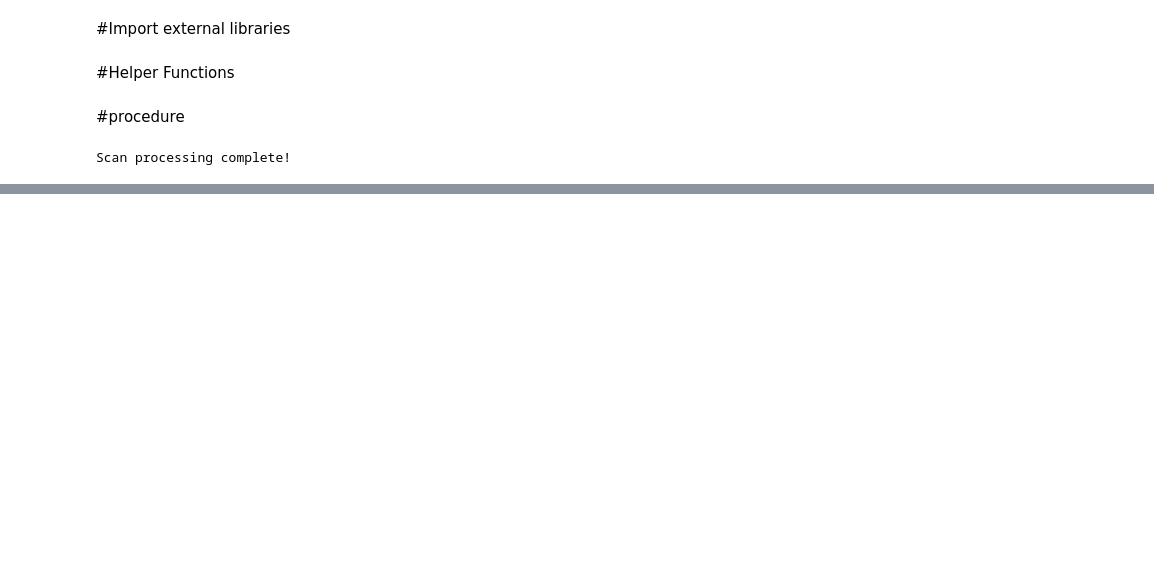
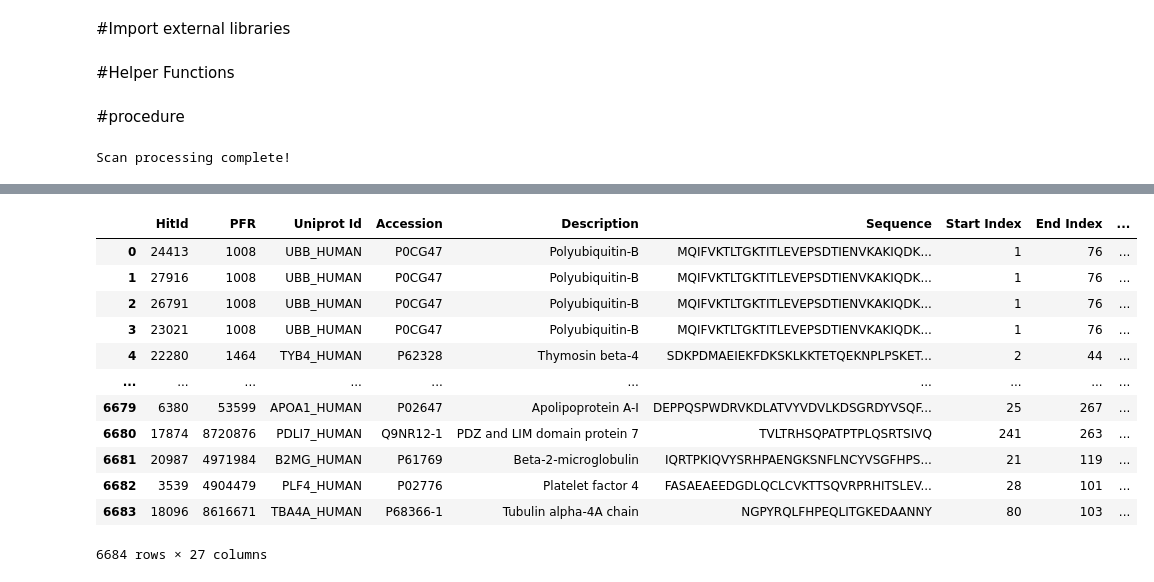
Before and after one commit to benjaminnigjeh/automated_data_mining, a Jupyter notebook: automated_datamining.ipynb, the cells around one changed output, grey strips where cells are left out. Saved outputs shown, nothing was run; the diff lists cells and outputs as text; code cells hidden in the pictures; blank space fills up the shorter version.

```diff
--- a/automated_datamining.ipynb
+++ b/automated_datamining.ipynb
@@ -94,0 +147,16 @@ WARNING: Runtime no longer has a reference to this dataframe, please re-run this
+# %%
+tdportal
+# %% [output]
+|  | HitId | PFR | Uniprot Id | Accession | Description | Sequence | Start Index | End Index | ... |
+| 0 | 24413 | 1008 | UBB_HUMAN | P0CG47 | Polyubiquitin-B | MQIFVKTLTGKTITLEVEPSDTIENVKAKIQDK... | 1 | 76 | ... |
+| 1 | 27916 | 1008 | UBB_HUMAN | P0CG47 | Polyubiquitin-B | MQIFVKTLTGKTITLEVEPSDTIENVKAKIQDK... | 1 | 76 | ... |
+| 2 | 26791 | 1008 | UBB_HUMAN | P0CG47 | Polyubiquitin-B | MQIFVKTLTGKTITLEVEPSDTIENVKAKIQDK... | 1 | 76 | ... |
+| 3 | 23021 | 1008 | UBB_HUMAN | P0CG47 | Polyubiquitin-B | MQIFVKTLTGKTITLEVEPSDTIENVKAKIQDK... | 1 | 76 | ... |
+| 4 | 22280 | 1464 | TYB4_HUMAN | P62328 | Thymosin beta-4 | SDKPDMAEIEKFDKSKLKKTETQEKNPLPSKET... | 2 | 44 | ... |
+| ... | ... | ... | ... | ... | ... | ... | ... | ... | ... |
+| 6679 | 6380 | 53599 | APOA1_HUMAN | P02647 | Apolipoprotein A-I | DEPPQSPWDRVKDLATVYVDVLKDSGRDYVSQF... | 25 | 267 | ... |
+| 6680 | 17874 | 8720876 | PDLI7_HUMAN | Q9NR12-1 | PDZ and LIM domain protein 7 | TVLTRHSQPATPTPLQSRTSIVQ | 241 | 263 | ... |
+| 6681 | 20987 | 4971984 | B2MG_HUMAN | P61769 | Beta-2-microglobulin | IQRTPKIQVYSRHPAENGKSNFLNCYVSGFHPS... | 21 | 119 | ... |
+| 6682 | 3539 | 4904479 | PLF4_HUMAN | P02776 | Platelet factor 4 | FASAEAEEDGDLQCLCVKTTSQVRPRHITSLEV... | 28 | 101 | ... |
+| 6683 | 18096 | 8616671 | TBA4A_HUMAN | P68366-1 | Tubulin alpha-4A chain | NGPYRQLFHPEQLITGKEDAANNY | 80 | 103 | ... |
+6684 rows × 27 columns
```
Also changed, not shown: parts of 7 cells of this notebook.
